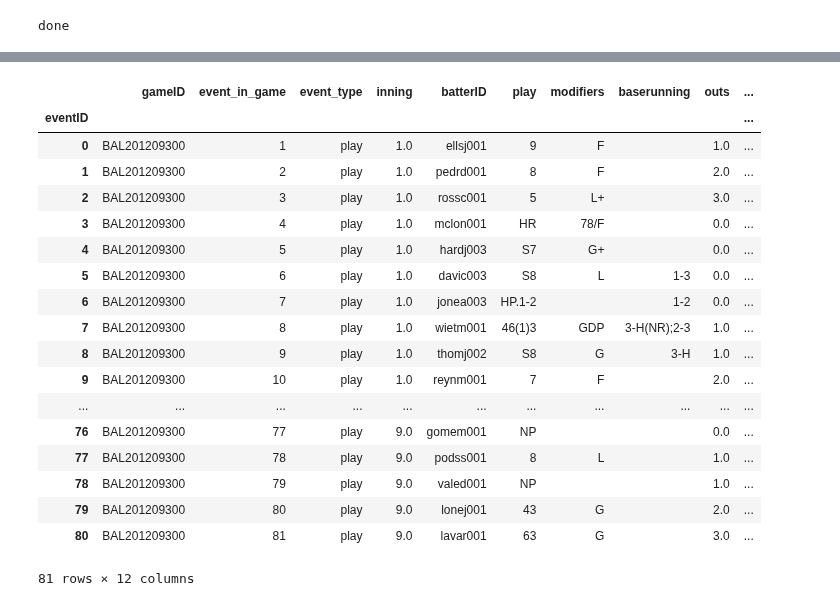
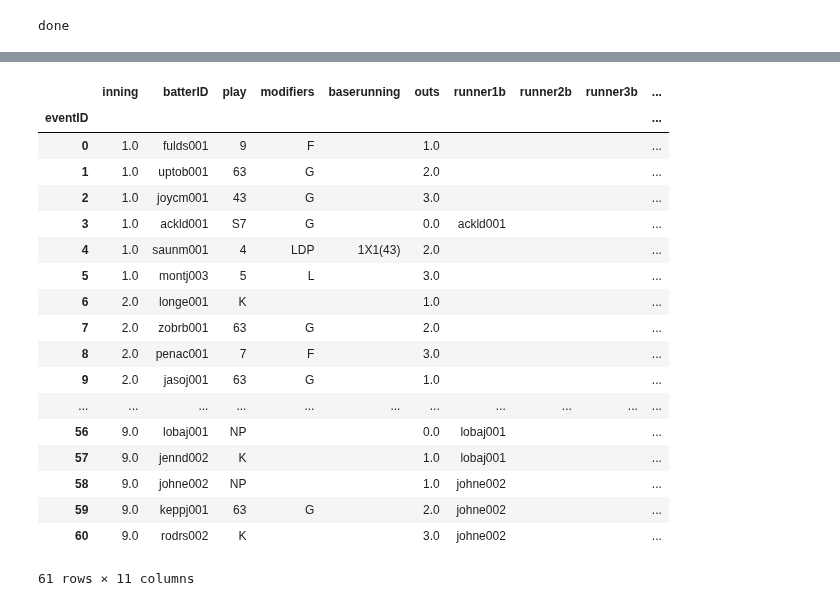
Before and after one commit to raddick/sportsball, a Jupyter notebook: mess_with_events_from_json.ipynb, the cells around one changed output, grey strips where cells are left out. Saved outputs shown, nothing was run; the diff lists cells and outputs as text; code cells hidden in the pictures.

```diff
--- a/mess_with_events_from_json.ipynb
+++ b/mess_with_events_from_json.ipynb
@@ -29,9 +29,9 @@ done
 #mygames = ['NY1193809221']
 
 #mygames = ['BAL201208060']
-#mygames += ['SEA201208150']
+mygames = ['SEA201208150']
 #mygames += ['BAL201208300']
-mygames = ['BAL201209300']
+#mygames += ['BAL201209300']
 
 
 #mygames += ['BAL201304210']
@@ -182,8 +182,8 @@ def get_sub_name(players_curr, theroster, evnt, gameinfo):
     return sub_name
 
 def make_substitution(players_curr, theroster, evnt, gameinfo, basers):
-    print('\n')
-    print('SUBSTITUTING...')
+#    print('\n')
+#    print('SUBSTITUTING...')
     if (evnt['home_or_visitor'] == evnt['sub_team']):
 
         if (evnt['sub_position'] == 12):
@@ -193,11 +193,11 @@ def make_substitution(players_curr, theroster, evnt, gameinfo, basers):
                 (players_curr['batting_order'] == evnt['sub_batting_order'])
             ].values[0]
             new_runner = evnt['batterID']
-            print(old_runner, new_runner)
+#            print(old_runner, new_runner)
             for i in range(0,len(basers)):
                 if (basers[i] == old_runner):
                     basers[i] = new_runner
-            print(basers)
+#            print(basers)
 
         players_curr.loc[
             (players_curr['which_team'] == evnt['sub_team']) &
@@ -223,7 +223,7 @@ def make_substitution(players_curr, theroster, evnt, gameinfo, basers):
                 (players_curr['which_team'] == evnt['sub_team']) &
                 (players_curr['position'] == evnt['sub_position'])
                 ), 'name'] = get_sub_name(players_curr, theroster, evnt, gameinfo)
-        print('New lineup:\n')
+#        print('New lineup:\n')
 #    print(players_curr)
     return (players_curr, basers)
 
@@ -279,9 +279,20 @@ def advance_batter(evnt, basers, oots, scr, teem):
     print('Advancing runners, then batter: Inning {0:.0f}, side {1:.0f}'.format(evnt['inning'], evnt['home_or_visitor']))
 
     # After baserunners have been advanced as needed, advance the batter too.
-    if (evnt['play'][0] in ('W', 'I', 'F', 'E')):
+    if (evnt['play'][0] in ('I', 'F', 'E')):
         if ('B' not in evnt['baserunning']):   # now advance the batter to first, unless he's explicitly out
             basers[0] = evnt['batterID']
+
+    elif (evnt['play'[0] == 'W']):
+        if (re.match(r'WP',evnt['play'])):
+            print('Wild pitch!')
+        elif ('B' not in evnt['baserunning']):
+            basers[0] = evnt['batterID']
+        else:
+            pass
+
+    elif (evnt['play'][0] == 'P'):
+        print('Passed ball!')
 
     elif (evnt['play'][0] == 'S'):
         if (evnt['play'][1] == 'B'):   # a single as opposed to a stolen base
@@ -299,6 +310,7 @@ def advance_batter(evnt, basers, oots, scr, teem):
 
     elif (evnt['play'][0] == 'D'):
         if (evnt['play'][1] == 'I'):   # Defensive indifference, ignore
+            evnt['abflag'] = 0
             pass
         elif ('B' in evnt['baserunning']):
             pass
@@ -424,9 +436,8 @@ for thisgameID,thisrow in allgames_df.iterrows():
                     # If the play starts with fielder info or is a strikeout, increment outs
                     if (re.match(r'[0-9K]+',thisevent['play'])):
                         nOuts = nOuts + 1
-
+                    else:
                     # If the play is a hit, advance baserunners with fcn advance_runners(evnt, basers, oots, scr, teem):
-                    if (re.match(r'[S|D|T|H|W|I|E|F|C]',thisevent['play'])):
                         (thisevent, onbase, nOuts, score) = advance_batter(
                             thisevent,
                             onbase,
@@ -440,7 +451,7 @@ for thisgameID,thisrow in allgames_df.iterrows():
                     thisevent['runner2b'] = onbase[1]
                     thisevent['runner3b'] = onbase[2]
                     thisevent['visitor_score'] = score[0]
-                    thisevent['home_score'] = score[0]
+                    thisevent['home_score'] = score[1]
 
                 # finally, append this play to the list of plays
                 game_events_df = game_events_df.append(thisevent)
@@ -451,9 +462,10 @@ for thisgameID,thisrow in allgames_df.iterrows():
 
     events_df = pandas.concat((events_df, game_events_df), axis=0)
 
-display_order = ['gameID', 'event_in_game', 'event_type', 'inning', 'batterID']
+#display_order = ['gameID', 'event_in_game', 'event_type', 'inning', 'batterID']
+display_order = ['inning', 'batterID']
 display_order += ['play', 'modifiers', 'baserunning', 'outs']
-display_order += ['runner1b', 'runner2b', 'runner3b']
+display_order += ['runner1b', 'runner2b', 'runner3b', 'visitor_score', 'home_score']
 
 #events_df = events_df.fillna('')
 
@@ -488,19 +500,19 @@ Final score:  [3, 6]
-|  | gameID | event_in_game | event_type | inning | batterID | play | modifiers | baserunning | outs | ... |
+|  | inning | batterID | play | modifiers | baserunning | outs | runner1b | runner2b | runner3b | ... |
 | eventID |  |  |  |  |  |  |  |  |  | ... |
-| 0 | BAL201209300 | 1 | play | 1.0 | ellsj001 | 9 | F |  | 1.0 | ... |
-| 1 | BAL201209300 | 2 | play | 1.0 | pedrd001 | 8 | F |  | 2.0 | ... |
-| 2 | BAL201209300 | 3 | play | 1.0 | rossc001 | 5 | L+ |  | 3.0 | ... |
-| 3 | BAL201209300 | 4 | play | 1.0 | mclon001 | HR | 78/F |  | 0.0 | ... |
-| 4 | BAL201209300 | 5 | play | 1.0 | hardj003 | S7 | G+ |  | 0.0 | ... |
-| 5 | BAL201209300 | 6 | play | 1.0 | davic003 | S8 | L | 1-3 | 0.0 | ... |
-| 6 | BAL201209300 | 7 | play | 1.0 | jonea003 | HP.1-2 |  | 1-2 | 0.0 | ... |
-| 7 | BAL201209300 | 8 | play | 1.0 | wietm001 | 46(1)3 | GDP | 3-H(NR);2-3 | 1.0 | ... |
-| 8 | BAL201209300 | 9 | play | 1.0 | thomj002 | S8 | G | 3-H | 1.0 | ... |
-| 9 | BAL201209300 | 10 | play | 1.0 | reynm001 | 7 | F |  | 2.0 | ... |
+| 0 | 1.0 | fulds001 | 9 | F |  | 1.0 |  |  |  | ... |
+| 1 | 1.0 | uptob001 | 63 | G |  | 2.0 |  |  |  | ... |
+| 2 | 1.0 | joycm001 | 43 | G |  | 3.0 |  |  |  | ... |
+| 3 | 1.0 | ackld001 | S7 | G |  | 0.0 | ackld001 |  |  | ... |
+| 4 | 1.0 | saunm001 | 4 | LDP | 1X1(43) | 2.0 |  |  |  | ... |
+| 5 | 1.0 | montj003 | 5 | L |  | 3.0 |  |  |  | ... |
+| 6 | 2.0 | longe001 | K |  |  | 1.0 |  |  |  | ... |
+| 7 | 2.0 | zobrb001 | 63 | G |  | 2.0 |  |  |  | ... |
+| 8 | 2.0 | penac001 | 7 | F |  | 3.0 |  |  |  | ... |
+| 9 | 2.0 | jasoj001 | 63 | G |  | 1.0 |  |  |  | ... |
 | ... | ... | ... | ... | ... | ... | ... | ... | ... | ... | ... |
-| 76 | BAL201209300 | 77 | play | 9.0 | gomem001 | NP |  |  | 0.0 | ... |
-| 77 | BAL201209300 | 78 | play | 9.0 | podss001 | 8 | L |  | 1.0 | ... |
-| 78 | BAL201209300 | 79 | play | 9.0 | valed001 | NP |  |  | 1.0 | ... |
-| 79 | BAL201209300 | 80 | play | 9.0 | lonej001 | 43 | G |  | 2.0 | ... |
-| 80 | BAL201209300 | 81 | play | 9.0 | lavar001 | 63 | G |  | 3.0 | ... |
+| 56 | 9.0 | lobaj001 | NP |  |  | 0.0 | lobaj001 |  |  | ... |
+| 57 | 9.0 | jennd002 | K |  |  | 1.0 | lobaj001 |  |  | ... |
+| 58 | 9.0 | johne002 | NP |  |  | 1.0 | johne002 |  |  | ... |
+| 59 | 9.0 | keppj001 | 63 | G |  | 2.0 | johne002 |  |  | ... |
+| 60 | 9.0 | rodrs002 | K |  |  | 3.0 | johne002 |  |  | ... |
-81 rows × 12 columns
+61 rows × 11 columns
```
Also changed, not shown: parts of 1 cell of this notebook.
